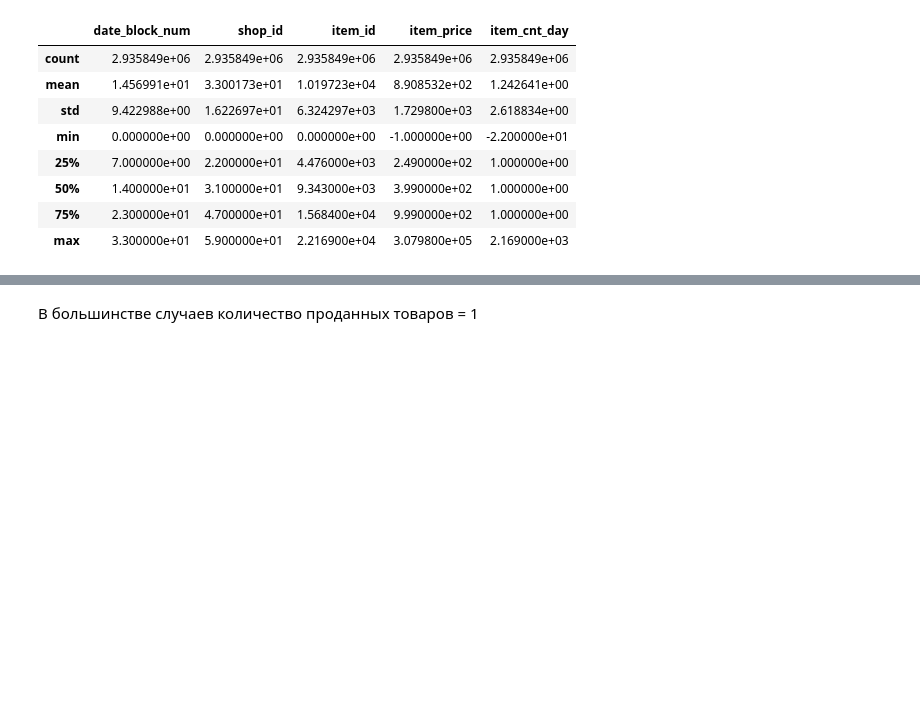
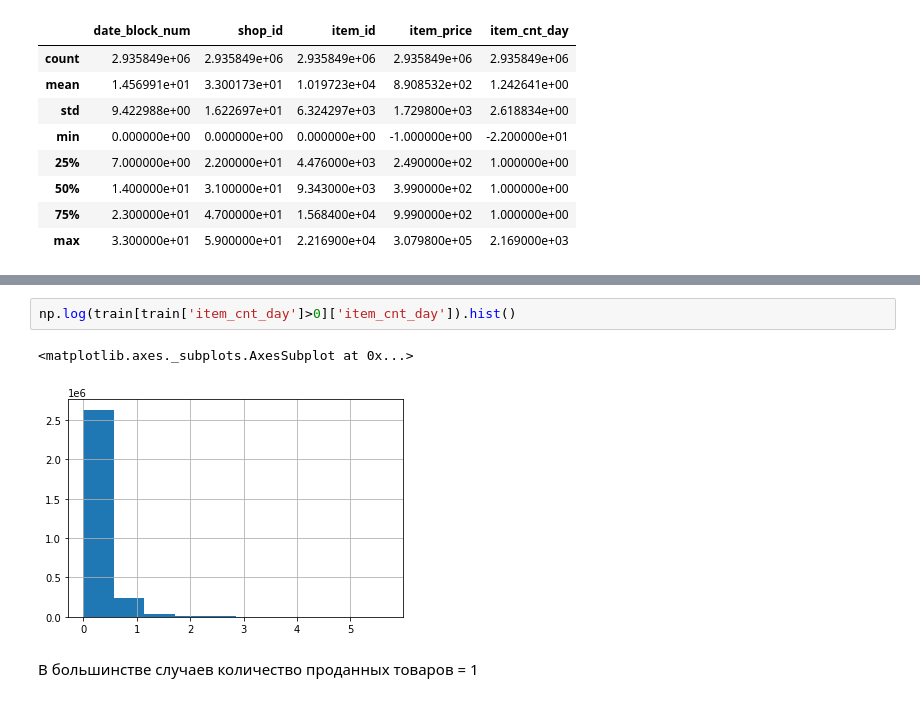
Before and after one commit to juliazakharik/ML_algorithms, a Jupyter notebook: Predict_Future_Sales.ipynb, the cells around one changed output, grey strips where cells are left out. Drawn from its saved outputs; the diff is of its cells as text; blank space fills up the shorter version.

```diff
--- a/Predict_Future_Sales.ipynb
+++ b/Predict_Future_Sales.ipynb
@@ -70,3 +97,8 @@ train.describe()
+# %%
+np.log(train[train['item_cnt_day']>0]['item_cnt_day']).hist()
+# %% [output]
+<matplotlib.axes._subplots.AxesSubplot at 0x...>
+[figure, added]
 # %% [markdown]
 В большинстве случаев количество проданных товаров = 1
 # %%
```
Also changed, not shown: parts of 114 cells of this notebook.
